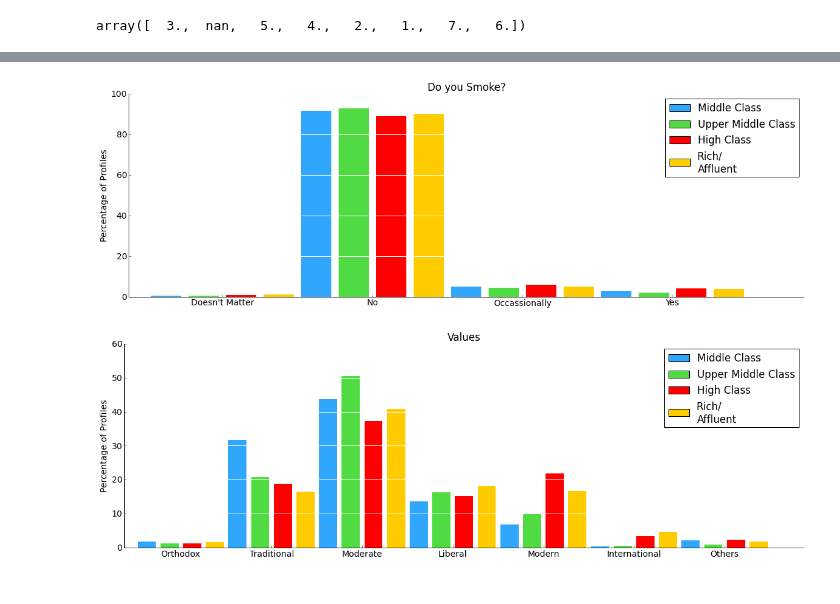
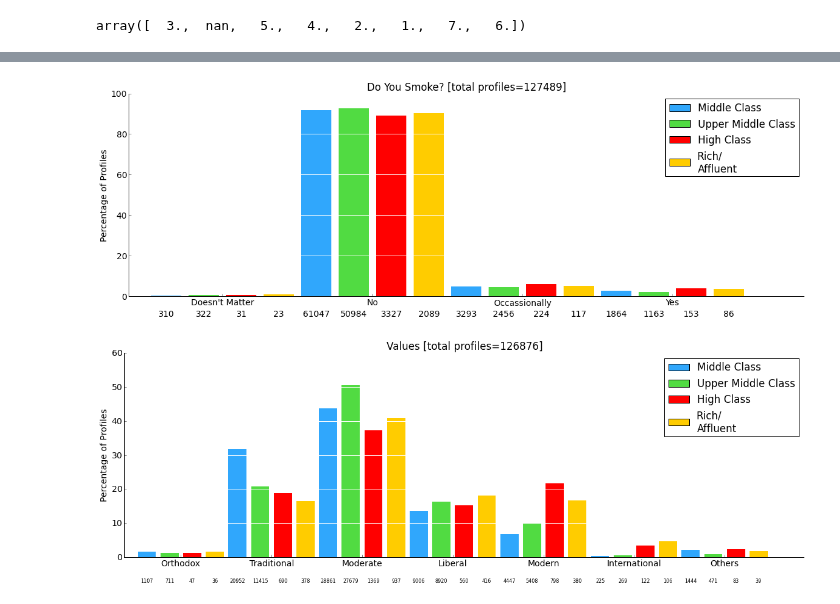
Before and after one commit to deadofied/ac299r, a Jupyter notebook: analysis_class.ipynb, the cells around one changed output, grey strips where cells are left out. Drawn from its saved outputs; the diff is of its cells as text; code cells hidden in the pictures.

```diff
--- a/analysis_class.ipynb
+++ b/analysis_class.ipynb
@@ -285,59 +335,84 @@ histogram_style()
 # %%
-y0 = np.bincount(profiles['smoking1'][(profiles["status1"] == 1)].dropna().astype(int))
-i = np.nonzero(y0)[0]
-y0 = [100 * float(n) / float(sum(y0)) for n in y0]
+y0q = np.bincount(profiles['smoking1'][(profiles["status1"] == 1)].dropna().astype(int))
+i = np.nonzero(y0q)[0]
+y0 = [100 * float(n) / float(sum(y0q)) for n in y0q]
 
-y1 = np.bincount(profiles['smoking1'][(profiles["status1"] == 2)].dropna().astype(int))
-y1 = [100 * float(n) / float(sum(y1)) for n in y1]
+y1q = np.bincount(profiles['smoking1'][(profiles["status1"] == 2)].dropna().astype(int))
+y1 = [100 * float(n) / float(sum(y1q)) for n in y1q]
 
-y2 = np.bincount(profiles['smoking1'][(profiles["status1"] == 3)].dropna().astype(int))
-y2 = [100 * float(n) / float(sum(y2)) for n in y2]
+y2q = np.bincount(profiles['smoking1'][(profiles["status1"] == 3)].dropna().astype(int))
+y2 = [100 * float(n) / float(sum(y2q)) for n in y2q]
 
-y3 = np.bincount(profiles['smoking1'][(profiles["status1"] == 4)].dropna().astype(int))
-y3 = [100 * float(n) / float(sum(y3)) for n in y3]
+y3q = np.bincount(profiles['smoking1'][(profiles["status1"] == 4)].dropna().astype(int))
+y3 = [100 * float(n) / float(sum(y3q)) for n in y3q]
 
 one = plt.bar([1, 5, 9, 13], height=y0, align='center', color='#30A7FC')
 two = plt.bar([2, 6, 10, 14], height=y1, align='center', color='#51DB42')
 three = plt.bar([3, 7, 11, 15], height=y2, align='center', color='r')
 four = plt.bar([4, 8, 12, 16], height=y3, align='center', color='#FFCC00')
 
-
-plt.title("Do you Smoke?")
+plt.title("Do You Smoke? [total profiles=" + str(sum(y0q) + sum(y1q) + sum(y2q) + sum(y3q)) + "]")
 plt.ylabel('Percentage of Profiles')
 ax = plt.gca()
 ax.legend( (one[0], two[0], three[0], four[0]), ('Middle Class', 'Upper Middle Class', 'High Class', 'Rich/\nAffluent'))
 xticks_locs, xticks_labels = plt.xticks([2.5, 6.5, 10.5, 14.5], ["Doesn't Matter", "No", "Occassionally", "Yes"])
 histogram_style()
+
+for ii,rect in enumerate(one):
+        height = rect.get_height()
+        plt.text(rect.get_x()+rect.get_width()/2., -10, '%s'% (str(y0q[ii])),ha='center', va='bottom')
+for ii,rect in enumerate(two):
+        height = rect.get_height()
+        plt.text(rect.get_x()+rect.get_width()/2., -10, '%s'% (str(y1q[ii])),ha='center', va='bottom')
+for ii,rect in enumerate(three):
+        height = rect.get_height()
+        plt.text(rect.get_x()+rect.get_width()/2., -10, '%s'% (str(y2q[ii])),ha='center', va='bottom')
+for ii,rect in enumerate(four):
+        height = rect.get_height()
+        plt.text(rect.get_x()+rect.get_width()/2., -10, '%s'% (str(y3q[ii])),ha='center', va='bottom')
 # %% [output]
-[figure, old version]
+[figure, new version]
 # %%
-y0 = np.bincount(profiles['values1'][(profiles["status1"] == 1)].dropna().astype(int))
-i = np.nonzero(y0)[0]
-y0 = [100 * float(n) / float(sum(y0)) for n in y0]
+y0q = np.bincount(profiles['values1'][(profiles["status1"] == 1)].dropna().astype(int))
+i = np.nonzero(y0q)[0]
+y0 = [100 * float(n) / float(sum(y0q)) for n in y0q]
 
-y1 = np.bincount(profiles['values1'][(profiles["status1"] == 2)].dropna().astype(int))
-y1 = [100 * float(n) / float(sum(y1)) for n in y1]
+y1q = np.bincount(profiles['values1'][(profiles["status1"] == 2)].dropna().astype(int))
+y1 = [100 * float(n) / float(sum(y1q)) for n in y1q]
 
-y2 = np.bincount(profiles['values1'][(profiles["status1"] == 3)].dropna().astype(int))
-y2 = [100 * float(n) / float(sum(y2)) for n in y2]
+y2q = np.bincount(profiles['values1'][(profiles["status1"] == 3)].dropna().astype(int))
+y2 = [100 * float(n) / float(sum(y2q)) for n in y2q]
 
-y3 = np.bincount(profiles['values1'][(profiles["status1"] == 4)].dropna().astype(int))
-y3 = [100 * float(n) / float(sum(y3)) for n in y3]
+y3q = np.bincount(profiles['values1'][(profiles["status1"] == 4)].dropna().astype(int))
+y3 = [100 * float(n) / float(sum(y3q)) for n in y3q]
 
 one = plt.bar([1, 5, 9, 13, 17, 21, 25], height=y0[1:], align='center', color='#30A7FC')
 two = plt.bar([2, 6, 10, 14, 18, 22, 26], height=y1[1:], align='center', color='#51DB42')
 three = plt.bar([3, 7, 11, 15, 19, 23, 27], height=y2[1:], align='center', color='r')
 four = plt.bar([4, 8, 12, 16, 20, 24, 28], height=y3[1:], align='center', color='#FFCC00')
 
 
-plt.title("Values")
+plt.title("Values [total profiles=" + str(sum(y0q) + sum(y1q) + sum(y2q) + sum(y3q)) + "]")
 plt.ylabel('Percentage of Profiles')
 ax = plt.gca()
 ax.legend( (one[0], two[0], three[0], four[0]), ('Middle Class', 'Upper Middle Class', 'High Class', 'Rich/\nAffluent'))
 xticks_locs, xticks_labels = plt.xticks([2.5, 6.5, 10.5, 14.5, 18.5, 22.5, 26.5], ["Orthodox", "Traditional", "Moderate", "Liberal", "Modern", "International", "Others"])
 histogram_style()
+
+for ii,rect in enumerate(one):
+        height = rect.get_height()
+        plt.text(rect.get_x()+rect.get_width()/2., -7.5, '%s'% (str(y0q[ii+1])),ha='center', va='bottom', fontsize=8)
+for ii,rect in enumerate(two):
+        height = rect.get_height()
+        plt.text(rect.get_x()+rect.get_width()/2., -7.5, '%s'% (str(y1q[ii+1])),ha='center', va='bottom', fontsize=8)
+for ii,rect in enumerate(three):
+        height = rect.get_height()
+        plt.text(rect.get_x()+rect.get_width()/2., -7.5, '%s'% (str(y2q[ii+1])),ha='center', va='bottom', fontsize=8)
+for ii,rect in enumerate(four):
+        height = rect.get_height()
+        plt.text(rect.get_x()+rect.get_width()/2., -7.5, '%s'% (str(y3q[ii+1])),ha='center', va='bottom', fontsize=8)
 # %% [output]
-[figure, old version]
+[figure, new version]
 # %%
 def get_education(degree):
     degree = str(degree)
```
Also changed, not shown: parts of 10 cells of this notebook, 1 other file.
